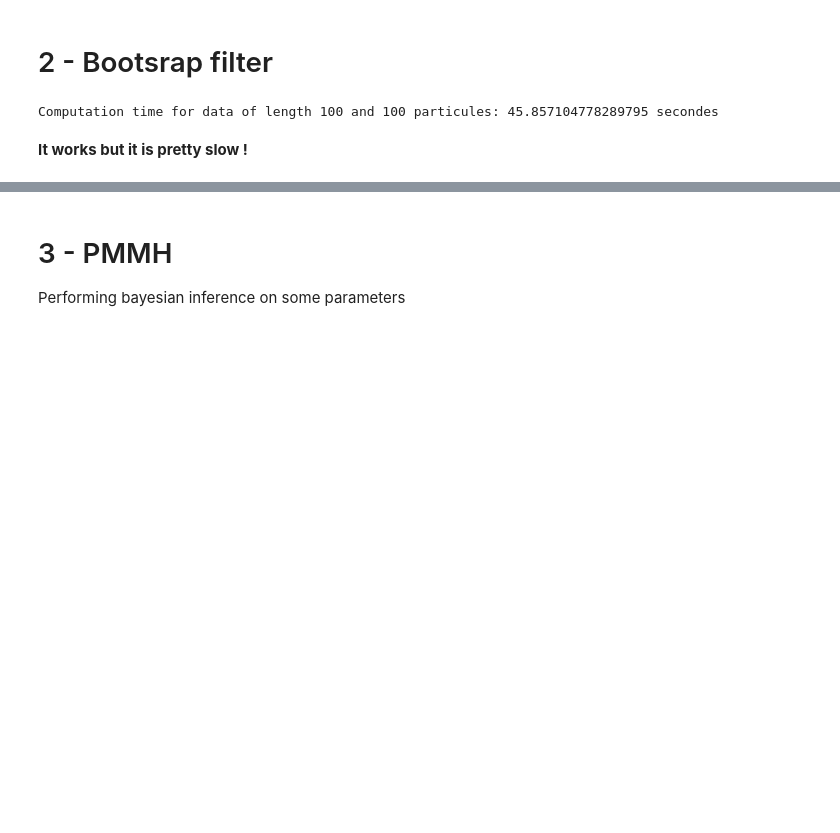
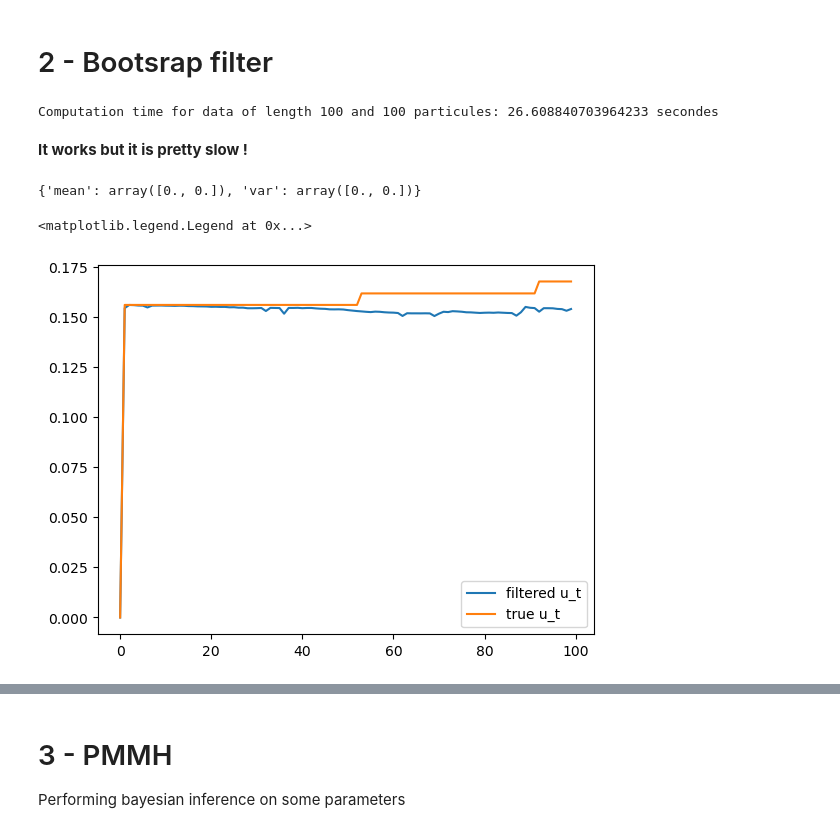
Before and after one commit to TheoAlegretti/HMMC-project, a Jupyter notebook: MAIN.ipynb, the cells around one changed output, grey strips where cells are left out. Cells and saved outputs as stored; diff of their text form; code cells hidden in the pictures; blank space fills up the shorter version.

```diff
--- a/MAIN.ipynb
+++ b/MAIN.ipynb
@@ -385,8 +391,13 @@ class RnaProb(particles.FeynmanKac):
 
             # Computation of the log of the terms in the sum
             summation_terms = np.zeros(self.sum_truncation)
+
+            # The loop involves a product that stays the same in the loop for one particle: u_t*s_t
+            # we don't want to compute it  at each step
+            product = x[i,0]*x[i,1]
+
             for x_t in range(0, self.sum_truncation):
-                summation_terms[x_t] =  stats.poisson.logpmf(k = x_t, mu=x[i,0]*x[i,1]/(self.kappa * self.theta)) + \
+                summation_terms[x_t] =  stats.poisson.logpmf(k = x_t, mu=product/(self.kappa * self.theta)) + \
                     stats.nbinom.logpmf(k = self.data_observed[t], n = self.kappa, p = 1 - (self.theta*x_t /(1+self.theta*x_t)))
 
             # Computation of the log of the sum (+ the log of the coefficient in front)
@@ -436,7 +447,7 @@ plt.show()
 # Preparation
 N = 100
 fk_rna = RnaProb(data_observed = data_Y, T = T)
-alg = particles.SMC(fk = fk_rna, N = N)
+alg = particles.SMC(fk = fk_rna, N = N, collect = [collectors.Moments()])
 
 # Actual runing of the algorithm
 start = time.time()
@@ -445,6 +456,21 @@ end = time.time()
 
 print("Computation time for data of length {} and {} particules: {} secondes".format(T, N, end - start))
 # %% [output]
-Computation time for data of length 100 and 100 particules: 45.857104778289795 secondes
+Computation time for data of length 100 and 100 particules: 26.608840703964233 secondes
 # %% [markdown]
 **It works but it is pretty slow !**
+# %%
+# If we collect the moments during the computation, we get such dictionnary for each time:
+print(alg.summaries.moments[0])
+# There are two means and two variance for each iteration, the first for u_t and the second for s_t
+# %% [output]
+{'mean': array([0., 0.]), 'var': array([0., 0.])}
+# %%
+# We could use plt.errorbar to add the uncertainty to the graph
+
+plt.plot([m["mean"][0] for m in alg.summaries.moments], label = "filtered u_t")
+plt.plot(data_X[:,0], label = "true u_t")
+plt.legend()
+# %% [output]
+<matplotlib.legend.Legend at 0x...>
+[figure, added]
```
Also changed, not shown: parts of 8 cells of this notebook.
